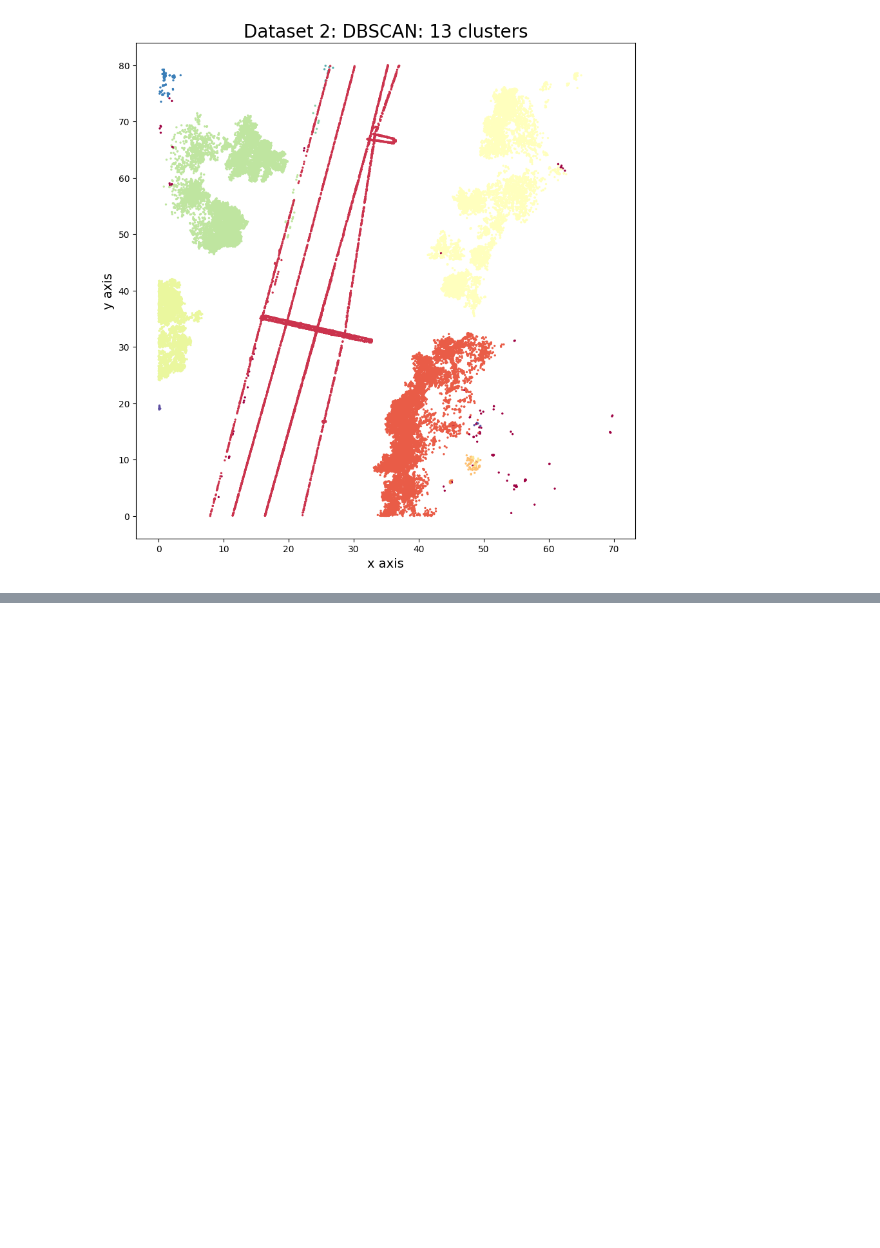
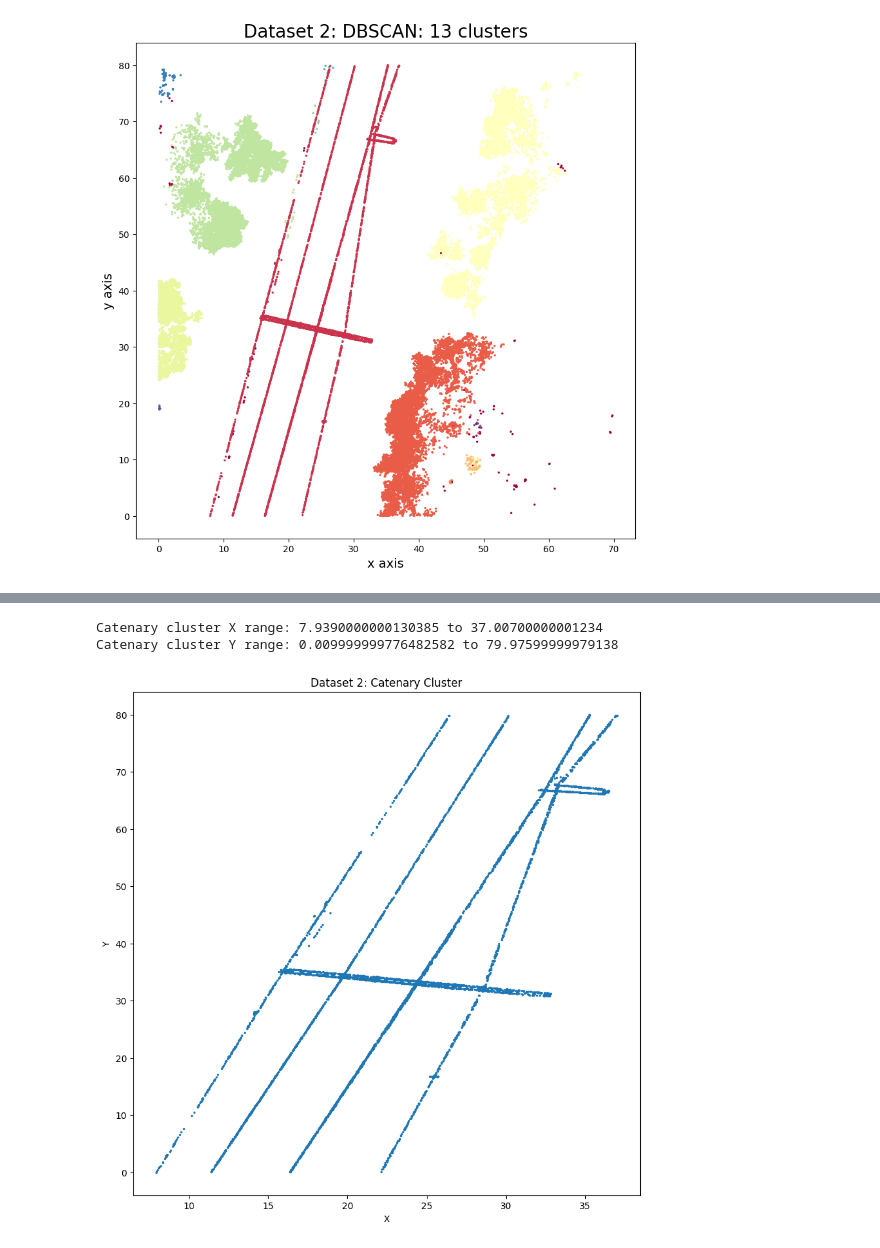
Before and after one commit to natplatil/LTU, a Jupyter notebook: Assignment 5/share.ipynb, the cells around one changed output, grey strips where cells are left out. Drawn from its saved outputs; the diff is of its cells as text; code cells hidden in the pictures; blank space fills up the shorter version.

```diff
--- a/Assignment 5/share.ipynb
+++ b/Assignment 5/share.ipynb
@@ -263,0 +331,7 @@ better_clustering2 = apply_dbscan("Dataset 2", pcd2_above_ground, optimal_eps=0.
+# %%
+# Dataset 2
+find_largest_cluster("Dataset 2", pcd2_above_ground,better_clustering2,True)
+# %% [output]
+Catenary cluster X range: 7.9390000000130385 to 37.00700000001234
+Catenary cluster Y range: 0.009999999776482582 to 79.97599999979138
+[figure, added]
```
Also changed, not shown: parts of 4 cells of this notebook.
